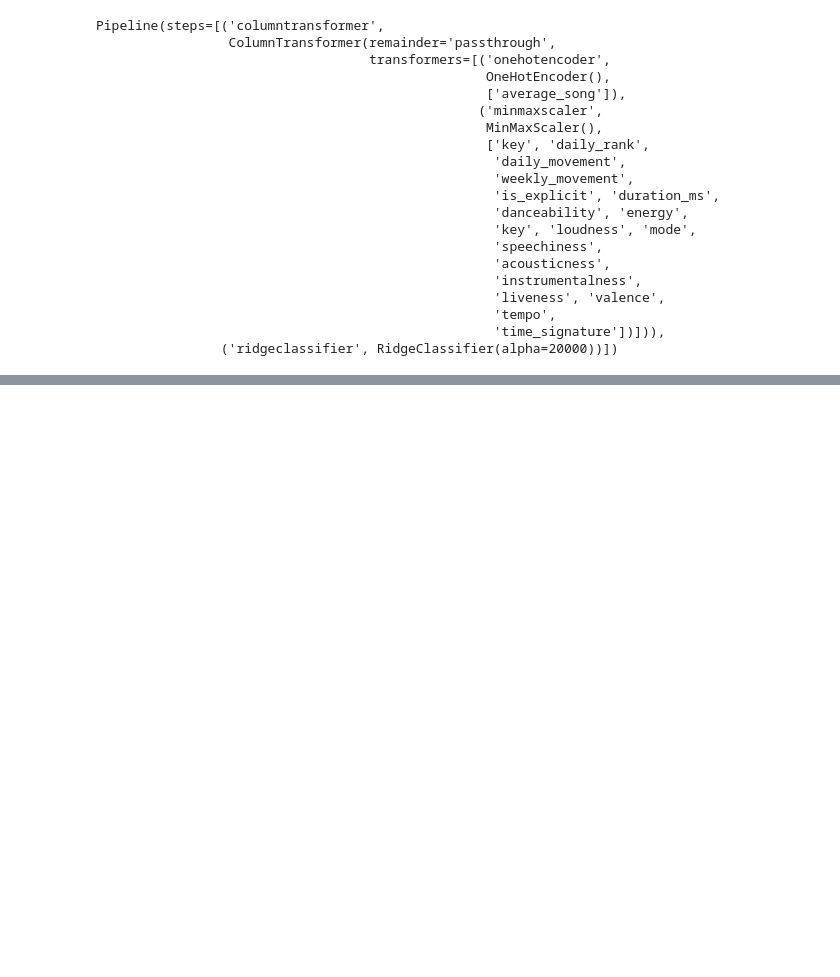
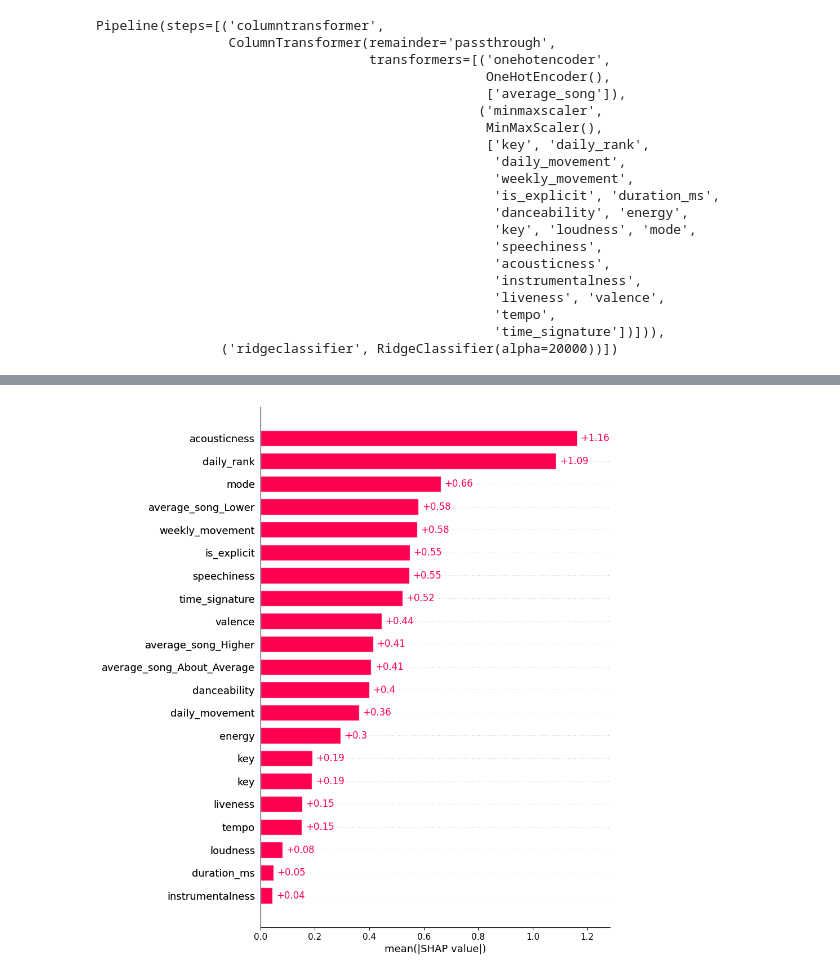
Before and after one commit to nrcase/CSC522-Project, a Jupyter notebook: models/RR_SHAP.ipynb, the cells around one changed output, grey strips where cells are left out. Drawn from its saved outputs; the diff is of its cells as text; code cells hidden in the pictures; blank space fills up the shorter version.

```diff
--- a/models/RR_SHAP.ipynb
+++ b/models/RR_SHAP.ipynb
@@ -79,0 +109,5 @@ shap.plots.waterfall(shap_values[0], max_display=50)
+# %%
+# Bar chart of features that most affect the model's output
+shap.plots.bar(shap_values, max_display=50)
+# %% [output]
+[figure, added]
```
Also changed, not shown: parts of 5 cells of this notebook, 3 other files.
